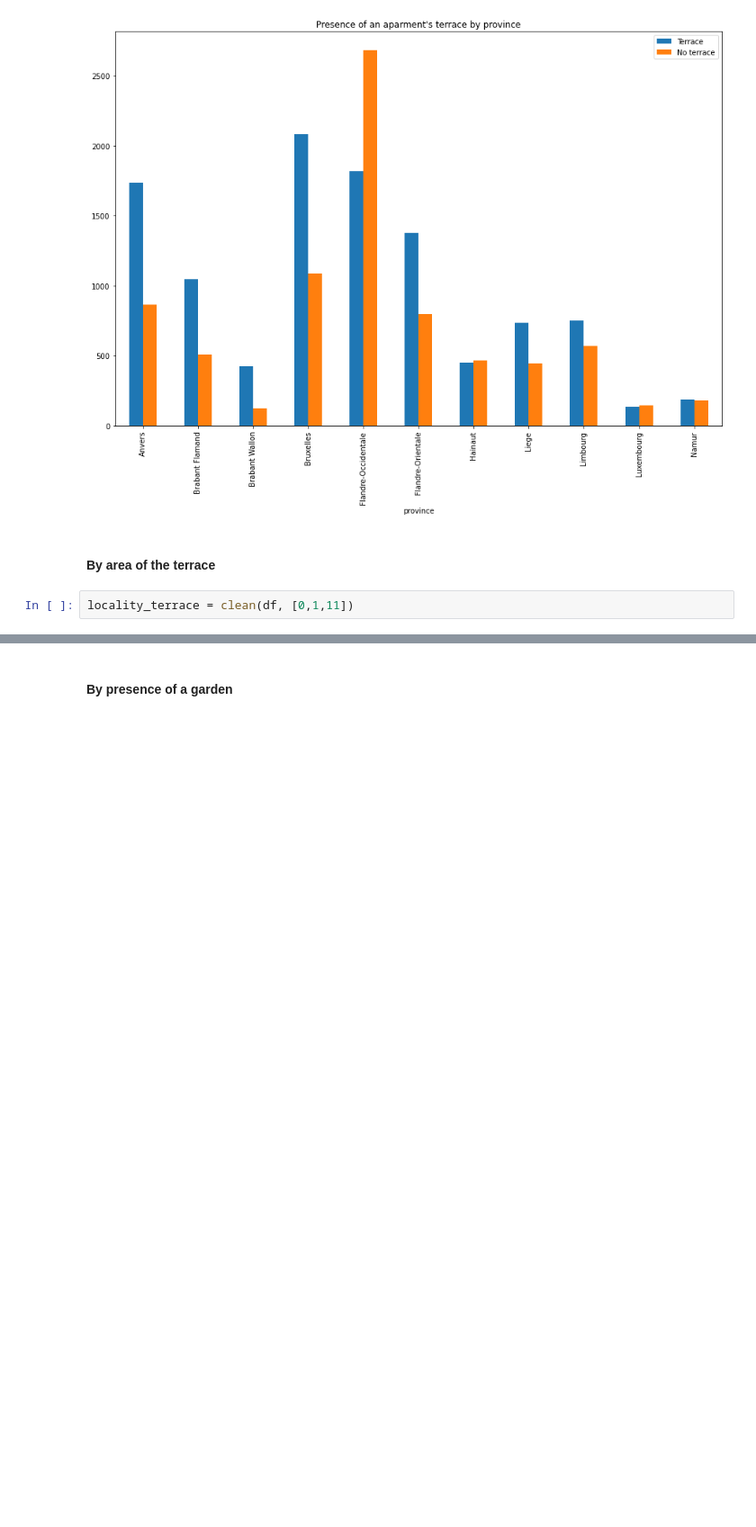
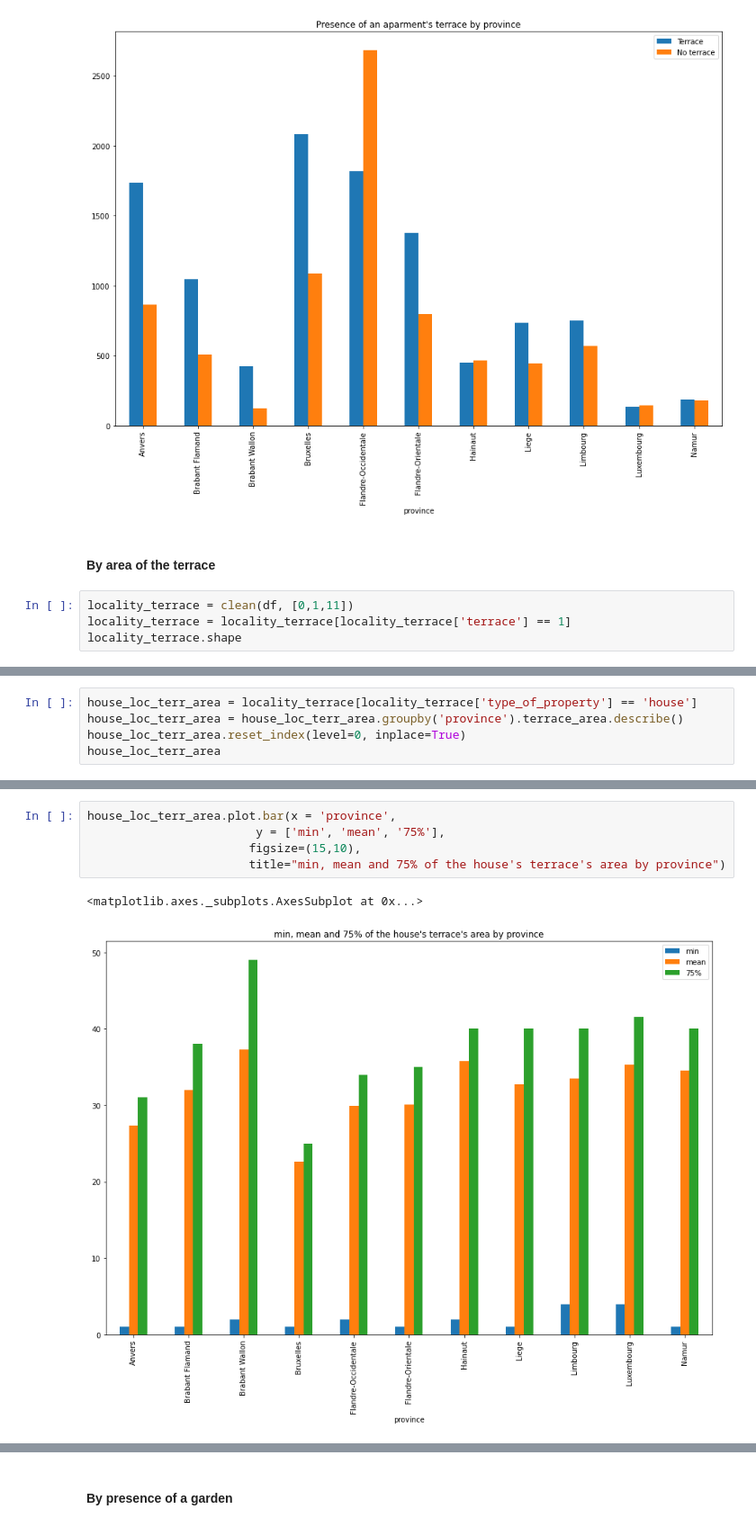
Before and after one commit to Demesmaeker/Immo_data_analysis, a Jupyter notebook: Comparisons between variables (no prices).ipynb, the cells around one changed output, grey strips where cells are left out. Shown at 90% size. Drawn from its saved outputs; the diff is of its cells as text; blank space fills up the shorter version.

Commit message:
locality/terrace's area

```diff
--- a/Comparisons between variables (no prices).ipynb
+++ b/Comparisons between variables (no prices).ipynb
@@ -954,6 +954,8 @@ apart_province_terrace.plot.bar(x = 'province',
 #### By area of the terrace
 # %%
 locality_terrace = clean(df, [0,1,11])
+locality_terrace = locality_terrace[locality_terrace['terrace'] == 1]
+locality_terrace.shape
 # %% [output]
 locality : nbr ligne = 52077
 52077
@@ -965,0 +969,5 @@ Working with 40.246 cleaned entries.
+# %%
+house_loc_terr_area = locality_terrace[locality_terrace['type_of_property'] == 'house']
+house_loc_terr_area = house_loc_terr_area.groupby('province').terrace_area.describe()
+house_loc_terr_area.reset_index(level=0, inplace=True)
+house_loc_terr_area
@@ -965,0 +987,8 @@ Working with 40.246 cleaned entries.
+# %%
+house_loc_terr_area.plot.bar(x = 'province',
+                        y = ['min', 'mean', '75%'],
+                       figsize=(15,10),
+                       title="min, mean and 75% of the house's terrace's area by province")
+# %% [output]
+<matplotlib.axes._subplots.AxesSubplot at 0x...>
+[figure, added]
```
Also changed, not shown: parts of 6 cells of this notebook, 1 other file.
